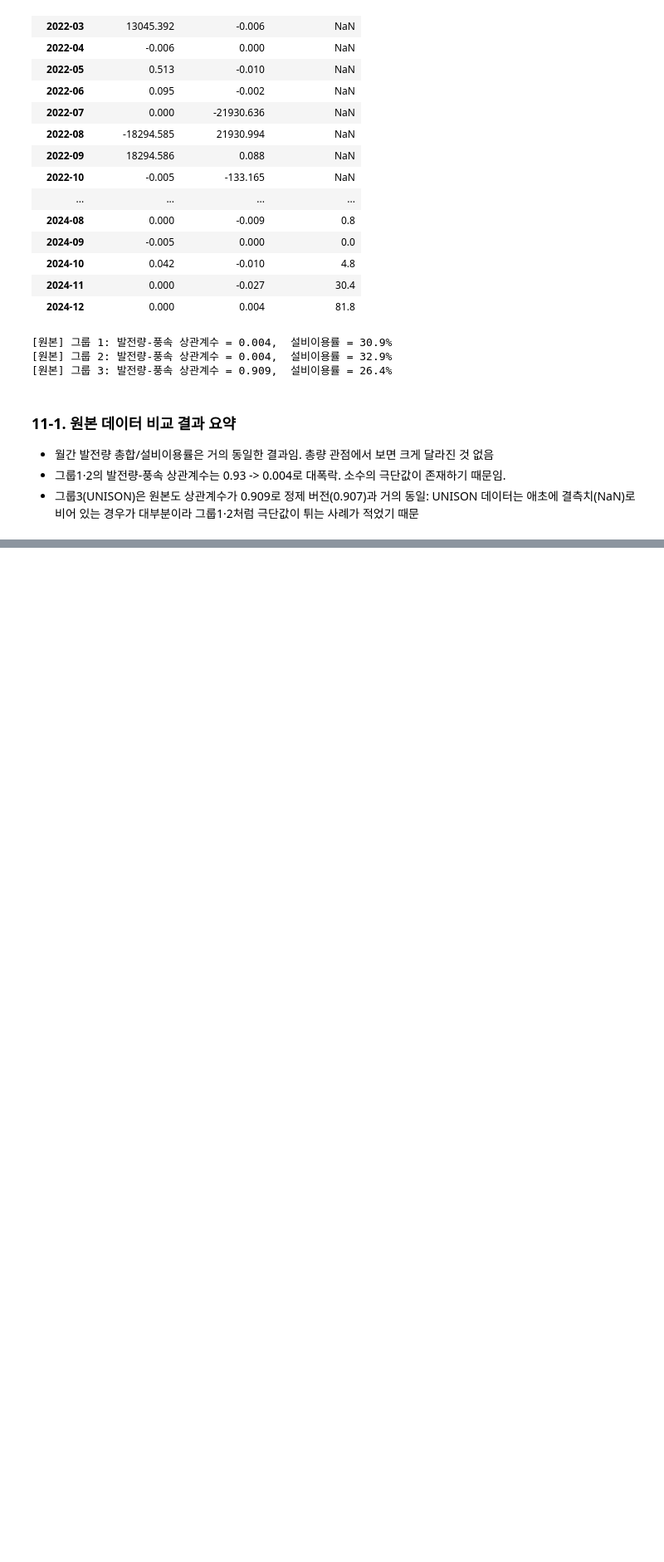
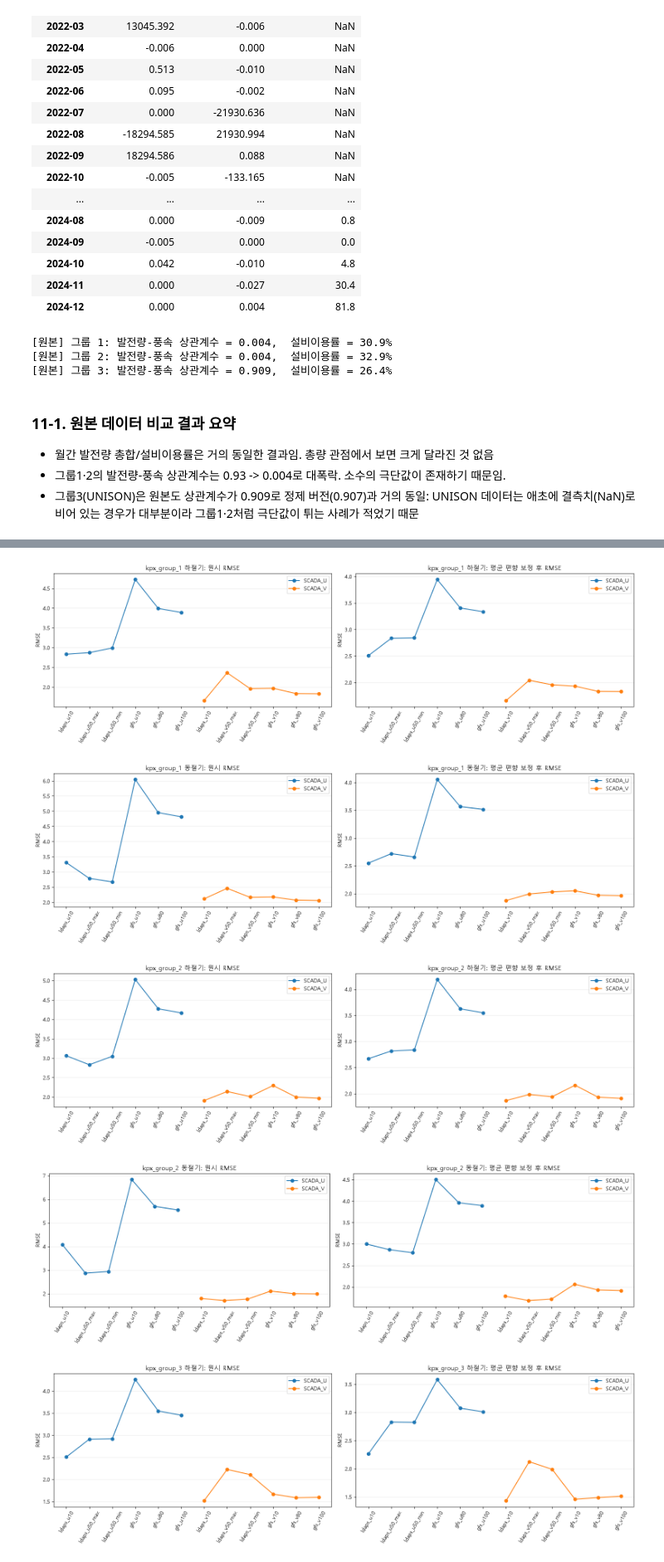
Before and after one commit to ksydata/WINDFORCE, a Jupyter notebook: 01.data_nogada.ipynb, the cells around one changed output, grey strips where cells are left out. Shown at 83% size. Saved outputs shown, nothing was run; the diff lists cells and outputs as text; code cells hidden in the pictures; blank space fills up the shorter version.

```diff
--- a/01.data_nogada.ipynb
+++ b/01.data_nogada.ipynb
@@ -672,0 +1186,41 @@ for name, (hdf, pcol, wscol) in {
+# %%
+# 원시 RMSE와 편향 보정 RMSE의 순위가 뒤집히는 경우가 있는지 눈으로 확인
+plot_data = seasonal_report.copy()
+for group in plot_data["group"].unique():  # 그룹마다 반복
+    for season in ["하절기", "동절기"]:  # 계절별로 따로 그리기
+        part = plot_data[(plot_data["group"] == group) & (plot_data["season"] == season)]
+        if part.empty:  # 해당 계절 자료가 없으면 건너뜀
+            continue
+
+        fig, axes = plt.subplots(1, 2, figsize=(16, 5))  # 왼쪽은 원시 RMSE, 오른쪽은 보정 RMSE
+        for scada_col, color in [("scada_u", "tab:blue"), ("scada_v", "tab:orange")]:  # U는 파랑, V는 주황
+            q = part[part["SCADA 성분"] == scada_col]
+            axes[0].plot(q["예보 원본 컬럼"], q["RMSE"], "o-", color=color, label=scada_col.upper())
+            axes[1].plot(q["예보 원본 컬럼"], q["편향보정_RMSE"], "o-", color=color, label=scada_col.upper())
+        axes[0].set_title(f"{group} {season}: 원시 RMSE")
+        axes[1].set_title(f"{group} {season}: 평균 편향 보정 후 RMSE")
+        for ax in axes:
+            ax.set_ylabel("RMSE")
+            ax.tick_params(axis="x", rotation=60)  # 예보 컬럼명이 길어서 눕혀서 표시
+            ax.grid(axis="y", alpha=0.25)
+            ax.legend()
+        plt.tight_layout()
+        plt.show()
+
+# 마지막으로 그룹·계절·성분마다 오차가 가장 작았던 후보만 뽑아서 정리
+print("\n[자동 요약: 각 그룹·계절·성분별 최선 후보]")
+for metric, title in [("RMSE", "원시 RMSE"), ("편향보정_RMSE", "편향 보정 RMSE")]:  # 두 기준으로 각각 확인
+    print(f"\n{title}")
+    best = (
+        seasonal_report
+        .sort_values(metric)
+        .groupby(["group", "season", "SCADA 성분"], as_index=False)
+        .first()  # 정렬된 상태에서 첫 줄이 오차 최소 후보
+    )
+    print(best[["group", "season", "SCADA 성분", "예보 원본 컬럼", metric, "상관계수", "평균편차"]].round(3).to_string(index=False))
+# %% [output]
+[figure, added]
+[figure, added]
+[figure, added]
+[figure, added]
+[figure, added]
```
Also changed, not shown: parts of 21 cells of this notebook, 2 other files.
